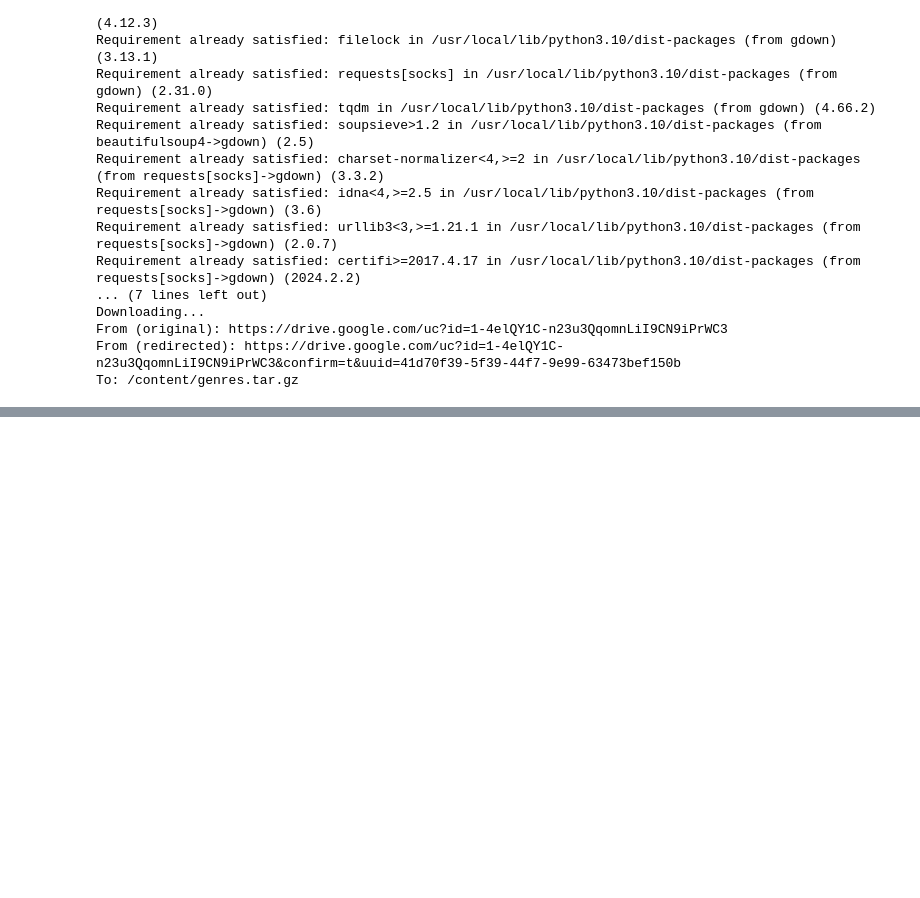
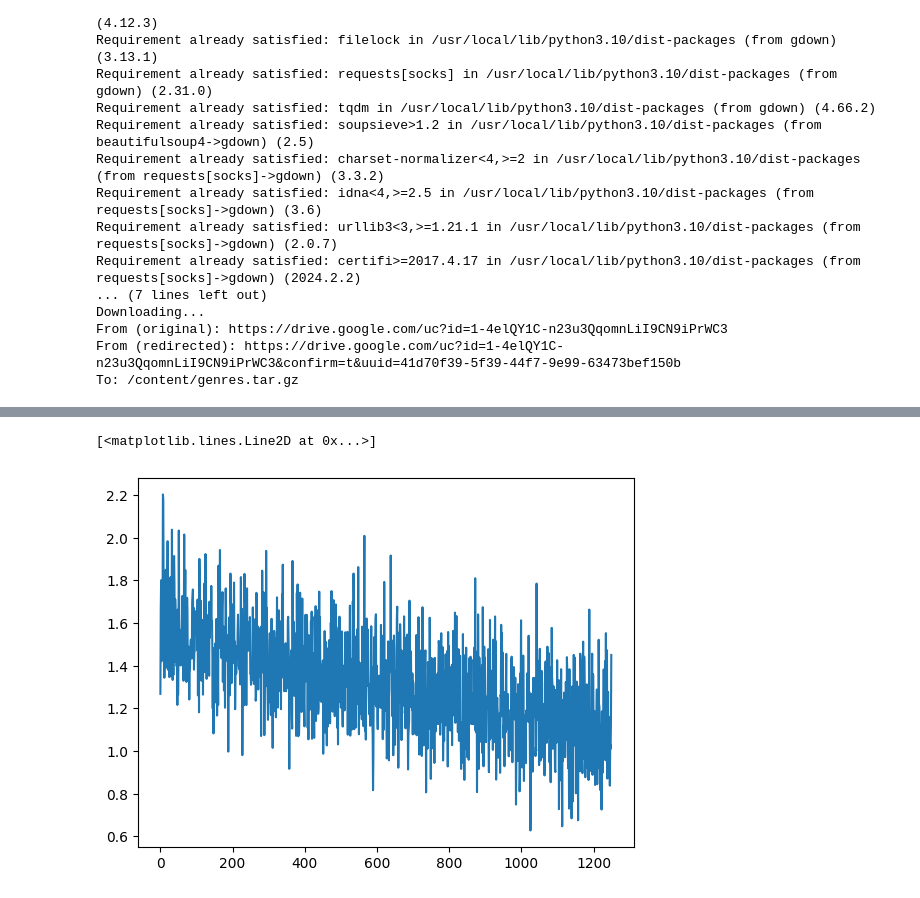
Before and after one commit to jdasam/ant5015, a Jupyter notebook: notebooks/4th_week_genre_classification.ipynb, the cells around one changed output, grey strips where cells are left out. Cells and saved outputs as stored; diff of their text form; code cells hidden in the pictures; blank space fills up the shorter version.

```diff
--- a/notebooks/4th_week_genre_classification.ipynb
+++ b/notebooks/4th_week_genre_classification.ipynb
@@ -24,0 +33,9 @@ To: /content/genres.tar.gz
+# %%
+import torchaudio
+import IPython.display as ipd
+
+wav_fn = wav_fns[300]
+y, sr = torchaudio.load(wav_fn)
+
+print(wav_fn)
+ipd.Audio(y, rate= sr)
@@ -24,0 +148,10 @@ To: /content/genres.tar.gz
+# %%
+# use DataLoader
+
+from torch.utils.data import DataLoader
+
+train_loader = DataLoader(dataset, batch_size=32, shuffle=True)
+
+for batch in train_loader:
+  print(batch)
+  break
@@ -24,0 +244,26 @@ To: /content/genres.tar.gz
+# %%
+from tqdm.auto import tqdm
+
+device = 'cuda'
+# model = model.to(device)
+# optimizer = torch.optim.Adam(model.parameters())
+
+loss_record = []
+n_epoch = 50
+
+for epoch in range(n_epoch):
+  for batch in tqdm(train_loader, leave=False):
+    audio, label = batch
+    prob = model(audio.to(device))
+    loss = -torch.log(prob[torch.arange(len(label)), label]).mean()
+    loss.backward()
+    optimizer.step()
+    optimizer.zero_grad()
+    loss_record.append(loss.item())
+# %%
+import matplotlib.pyplot as plt
+
+plt.plot(loss_record)
+# %% [output]
+[<matplotlib.lines.Line2D at 0x...>]
+[figure, added]
```
Also changed, not shown: parts of 16 cells of this notebook.
